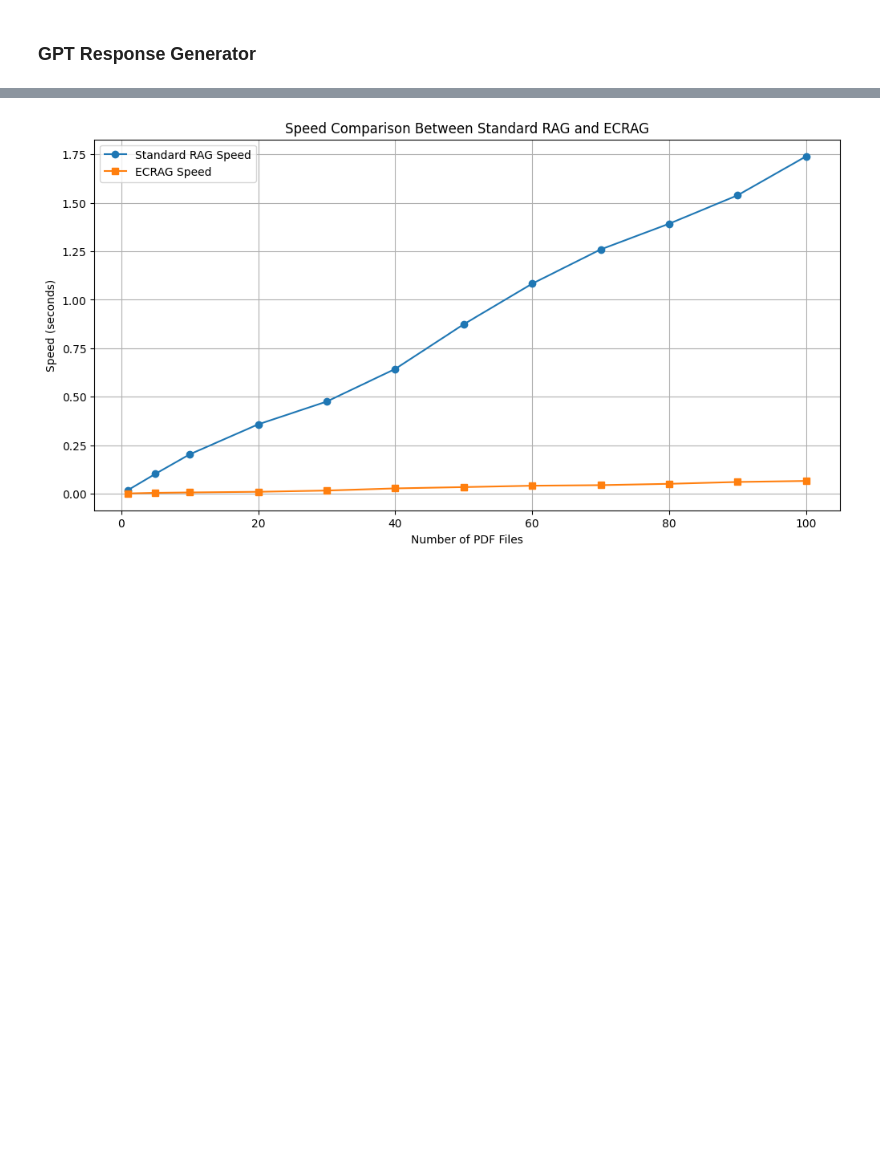
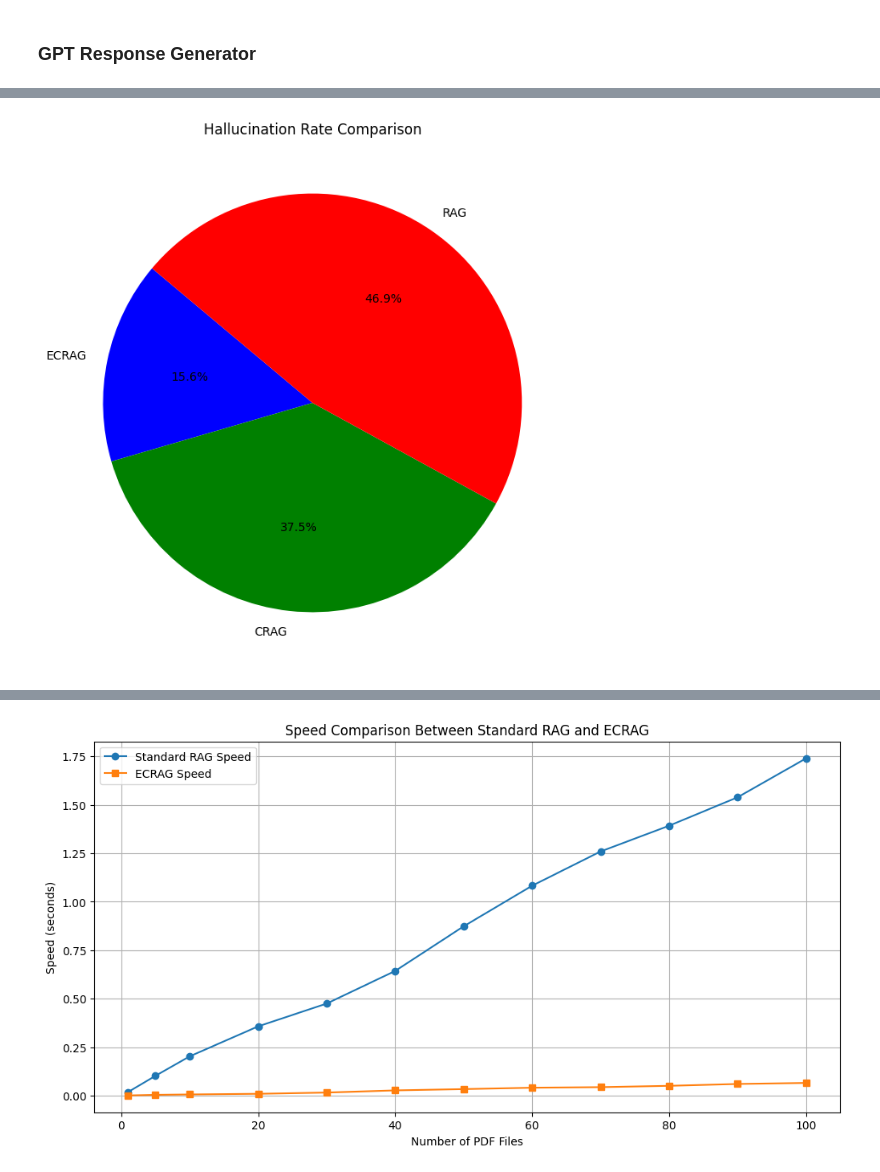
Before and after one commit to BobGanti/ColabNotebooks, a Jupyter notebook: ECRAG.ipynb, the cells around one changed output, grey strips where cells are left out. Saved outputs shown, nothing was run; the diff lists cells and outputs as text; code cells hidden in the pictures; blank space fills up the shorter version.

```diff
--- a/ECRAG.ipynb
+++ b/ECRAG.ipynb
@@ -972,0 +1145,14 @@ print()
+# %%
+# Data for hallucination rate comparison
+labels = ['ECRAG', 'CRAG', 'RAG']
+hallucination_rates = [5, 12, 15]
+
+# Plotting the pie chart
+plt.figure(figsize=(8, 8))
+plt.pie(hallucination_rates, labels=labels, autopct='%1.1f%%', startangle=140, colors=['blue', 'green', 'red'])
+plt.title('Hallucination Rate Comparison')
+
+# Display the chart
+plt.show()
+# %% [output]
+[figure, added]
```
Also changed, not shown: parts of 53 cells of this notebook.
